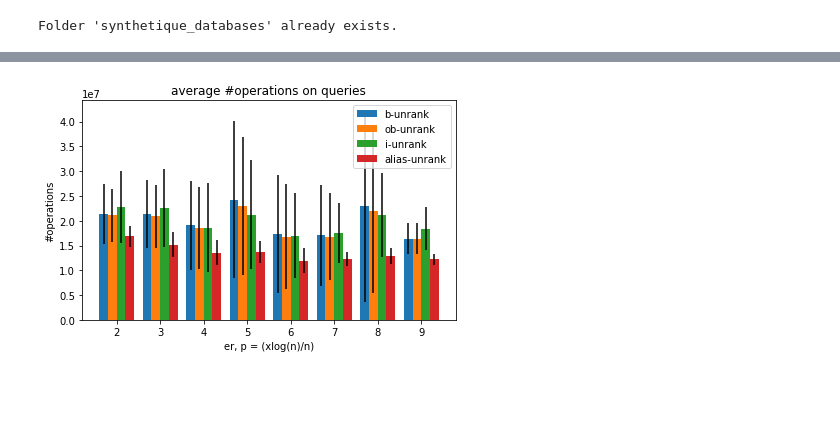
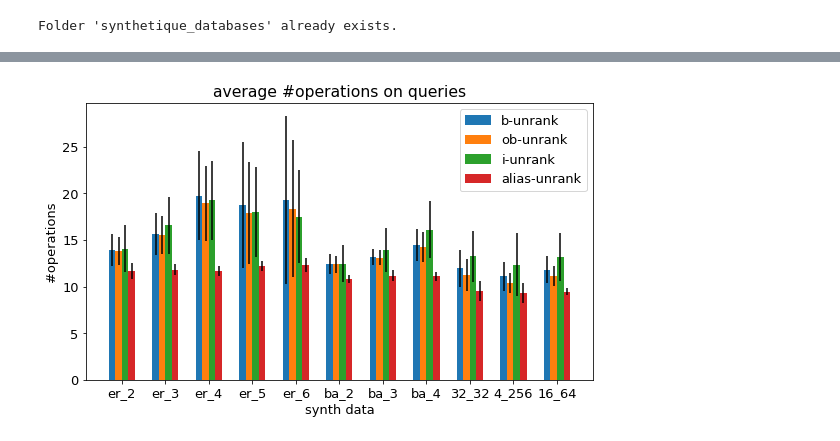
Before and after one commit to simon-dreyer/Shortest_path_sampling, a Jupyter notebook: src/syth_databases.ipynb, the cells around one changed output, grey strips where cells are left out. Cells and saved outputs as stored; diff of their text form; code cells hidden in the pictures; blank space fills up the shorter version.

```diff
--- a/src/syth_databases.ipynb
+++ b/src/syth_databases.ipynb
@@ -39,3 +64,7 @@ for i in list_p:
+# %%
+l = [("er", i) for i in range(2, nb_graphs_er+2)]
+l += [("ba", i) for i in range(2, nb_graphs_ba+2)]
+l += [ ("gr", e) for e in list_grid ]
 # %%
 #launch pre-computations
 import subprocess
@@ -192,16 +361,18 @@ val 12500000
 #launch simulations on er query time on long distance
 # last third of distances
 pair_dist = "long"
-max_dist = { i: max(d_dist[i])  for i in list_p  }
+max_dist = { i: max(d_dist[x[0]+ "_"+repr(x[1])])  for x in l  }
 
 
 nb_queries_per_pair = 500000
 nb_pairs = 30
 import subprocess
 algos = ["b-unrank", "ob-unrank", "i-unrank", "alias-unrank"]
-d = { i: {alg:[]   for alg in algos}  for i in list_p }
-for i in list_p:
-    file_path = folder_path + "/er_" + str(nb_nodes) + "_" + str(i) + ".edges"
+d = { i: {alg:[]   for alg in algos}  for i in l }
+
+for x in l:
+    i = x[1]
+    file_path = folder_path + "/" + x[0] + "_" + str(nb_nodes) + "_" + repr(i) + ".edges"
     g = nx.read_edgelist(file_path, create_using=nx.Graph, data=False)
     V = list(g.nodes())
     pairs = []
@@ -214,13 +385,13 @@ for i in list_p:
     if pair_dist == "short":
         for zz in range(int(max_dist[i]), max_dist[i]*1/3):
             pairs += d_dist[i][zz]
-    l = random_pairs_exact(nb_pairs, pairs)
-    if l == -1:
+    ll = random_pairs_exact(nb_pairs, pairs)
+    if ll == -1:
         print("problem pair sampling")
         break
-    for e in l:
+    for e in ll:
         for alg in algos:
-            subprocess.run(["./main", file_path ,"u", alg, str(e[0]), str(e[1]), str(nb_queries_per_pair)])
-            file = "er_" + str(nb_nodes) + "_" + str(i) + "_" + alg + "/queries_time_"+ str(nb_queries_per_pair) + ".txt"
-            d[i][alg].append(read_float_from_file(folder_path + "/" + file))
+            subprocess.run(["./main", file_path ,"u", alg, str(e[0]), str(e[1]), str(nb_queries_per_pair), "c"])
+            file = "er_" + str(nb_nodes) + "_" + str(i) + "_" + alg + "/queries_operations_"+ str(nb_queries_per_pair) + ".txt"
+            d[x][alg].append(read_integer_from_file(folder_path + "/" + file))
 # %% [output]
@@ -298,8 +459,3 @@ def plot_bar_chart(data, xlabel, ylabel, legend, filename):
 # data = {i:  { e: calculate_mean_and_std(d[i][e])   for e in algos }  for i in list_p}
 
 # plot_bar_chart(data)
-# %%
-data = {i:  { e: calculate_mean_and_std(d[i][e])   for e in algos }  for i in list_p}
-plot_bar_chart(data, "er, p = (xlog(n)/n)", "#operations", "average #operations on queries", "queries.pdf")
-# %% [output]
-[figure, removed]
@@ -305,0 +468,5 @@ plot_bar_chart(data, "er, p = (xlog(n)/n)", "#operations", "average #operations
+# %%
+data = {name(i):  { e: calculate_mean_and_std(d[i][e])   for e in algos }  for i in l}
+plot_bar_chart(data, "synth data", "#operations", "average #operations on queries", "queries.pdf")
+# %% [output]
+[figure, added]
```
Also changed, not shown: parts of 15 cells of this notebook, 9 other files.
